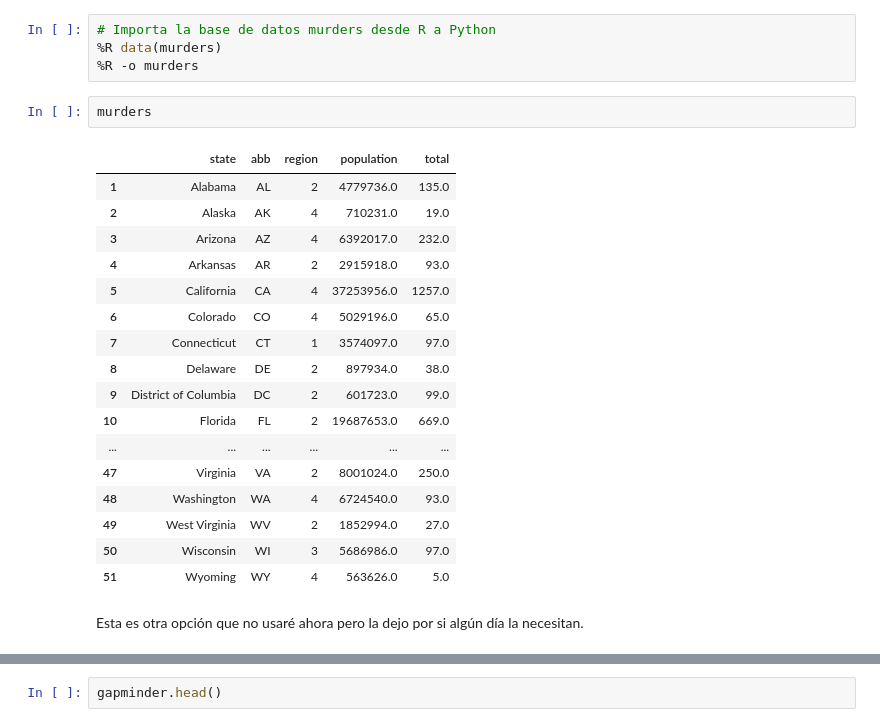
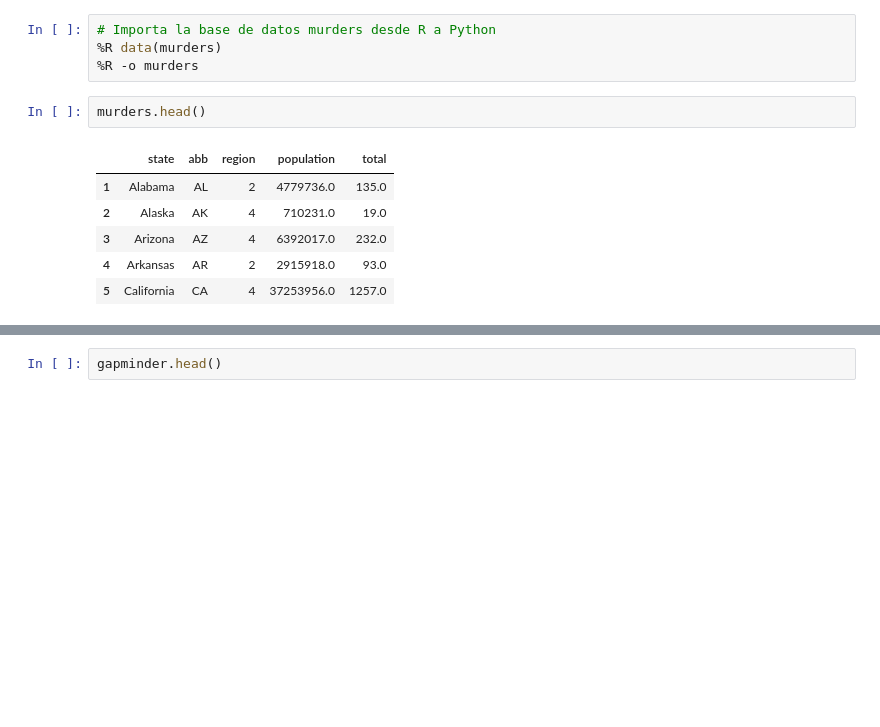
Before and after one commit to ALRIER/BigD_KonradLorenz, a Jupyter notebook: Graphics.ipynb, the cells around one changed output, grey strips where cells are left out. Saved outputs shown, nothing was run; the diff lists cells and outputs as text; blank space fills up the shorter version.

```diff
--- a/Graphics.ipynb
+++ b/Graphics.ipynb
@@ -110,24 +103,11 @@ Aquí les dejó la sentencia de código que me permite expoertar datos de un ent
 %R data(murders)
 %R -o murders
 # %%
-murders
+murders.head()
 # %% [output]
 |  | state | abb | region | population | total |
 | 1 | Alabama | AL | 2 | 4779736.0 | 135.0 |
 | 2 | Alaska | AK | 4 | 710231.0 | 19.0 |
 | 3 | Arizona | AZ | 4 | 6392017.0 | 232.0 |
 | 4 | Arkansas | AR | 2 | 2915918.0 | 93.0 |
 | 5 | California | CA | 4 | 37253956.0 | 1257.0 |
-| 6 | Colorado | CO | 4 | 5029196.0 | 65.0 |
-| 7 | Connecticut | CT | 1 | 3574097.0 | 97.0 |
-| 8 | Delaware | DE | 2 | 897934.0 | 38.0 |
-| 9 | District of Columbia | DC | 2 | 601723.0 | 99.0 |
-| 10 | Florida | FL | 2 | 19687653.0 | 669.0 |
-| ... | ... | ... | ... | ... | ... |
-| 47 | Virginia | VA | 2 | 8001024.0 | 250.0 |
-| 48 | Washington | WA | 4 | 6724540.0 | 93.0 |
-| 49 | West Virginia | WV | 2 | 1852994.0 | 27.0 |
-| 50 | Wisconsin | WI | 3 | 5686986.0 | 97.0 |
-| 51 | Wyoming | WY | 4 | 563626.0 | 5.0 |
-# %% [markdown]
-Esta es otra opción que no usaré ahora pero la dejo por si algún día la necesitan.
```
Also changed, not shown: parts of 29 cells of this notebook.
